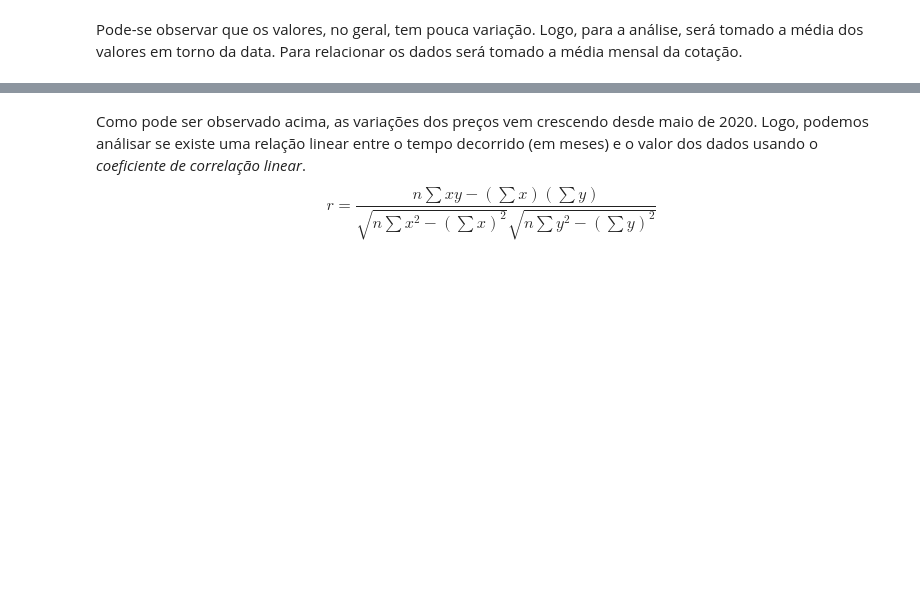
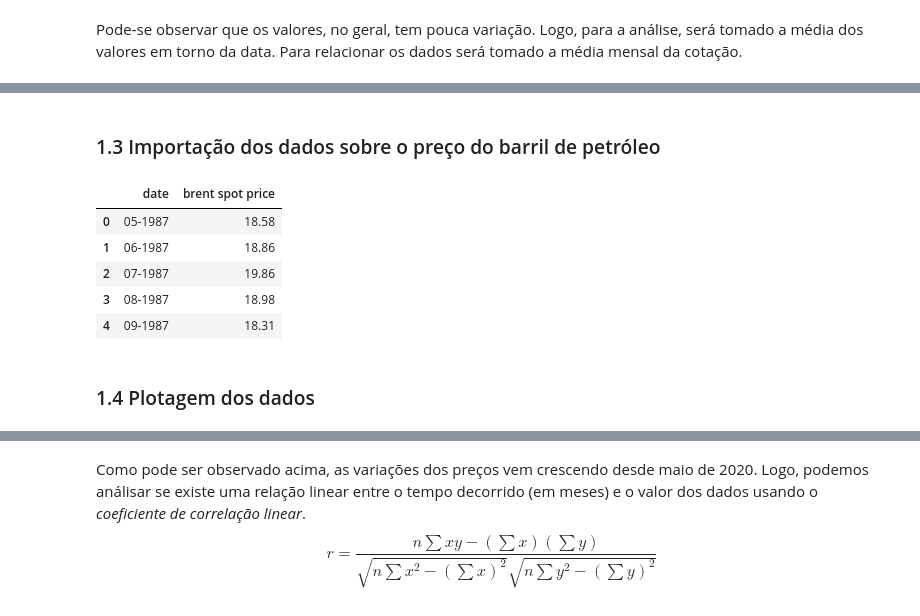
Before and after one commit to JairoSSantos/BR-infla-analise, a Jupyter notebook: analise.ipynb, the cells around one changed output, grey strips where cells are left out. Saved outputs shown, nothing was run; the diff lists cells and outputs as text; code cells hidden in the pictures; blank space fills up the shorter version.

```diff
--- a/analise.ipynb
+++ b/analise.ipynb
@@ -90,11 +100,11 @@ Pode-se observar que os valores, no geral, tem pouca variação. Logo, para a an
 %%time
 f_mstf = lambda x: '-'.join(x.split('-')[1:])
 month_cot = [f_mstf(m) for m in df1['data']]
-cot_data = []
+cot_dolar = []
 for M in month:
     val = []
     for i, m in enumerate(month_cot):
         if m == M: val.append((df1.iloc[i]['compra'] + df1.iloc[i]['venda'])/2)
-    cot_data.append(np.nan if not len(val) else np.mean(val))
-cot_data = np.array(cot_data)
+    cot_dolar.append(np.nan if not len(val) else np.mean(val))
+cot_dolar = np.array(cot_dolar)
 # %% [output]
@@ -101,0 +112,19 @@ Wall time: 13.9 s
+# %% [markdown]
+### 1.3 Importação dos dados sobre o preço do barril de petróleo
+# %%
+df2 = pd.read_csv(os.path.join(path, filename['oil'])+'.csv')
+oil_price = []
+for M in month:
+    value = df2.loc[df2['date'] == M]
+    oil_price.append(value.iloc[0]['brent spot price'] if len(value) else np.nan)
+oil_price = np.array(oil_price)
+df2.head()
+# %% [output]
+|  | date | brent spot price |
+| 0 | 05-1987 | 18.58 |
+| 1 | 06-1987 | 18.86 |
+| 2 | 07-1987 | 19.86 |
+| 3 | 08-1987 | 18.98 |
+| 4 | 09-1987 | 18.31 |
+# %% [markdown]
+### 1.4 Plotagem dos dados
```
Also changed, not shown: parts of 22 cells of this notebook, 2 other files.
